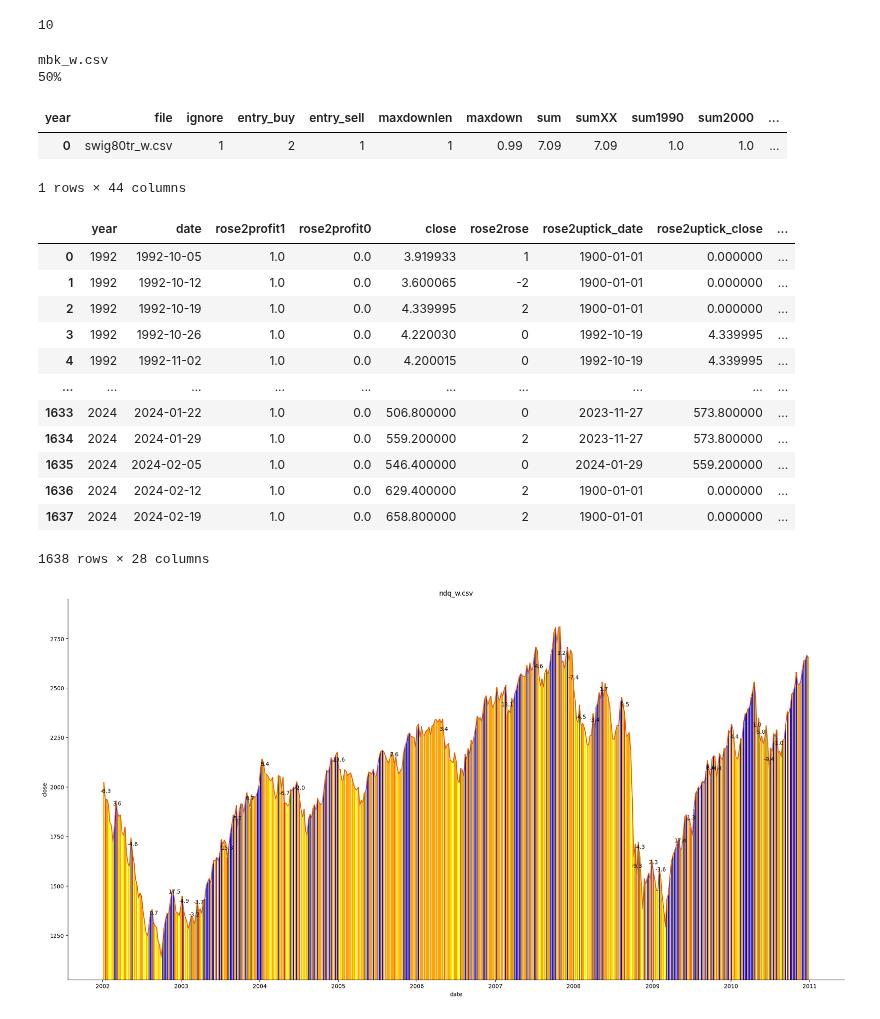
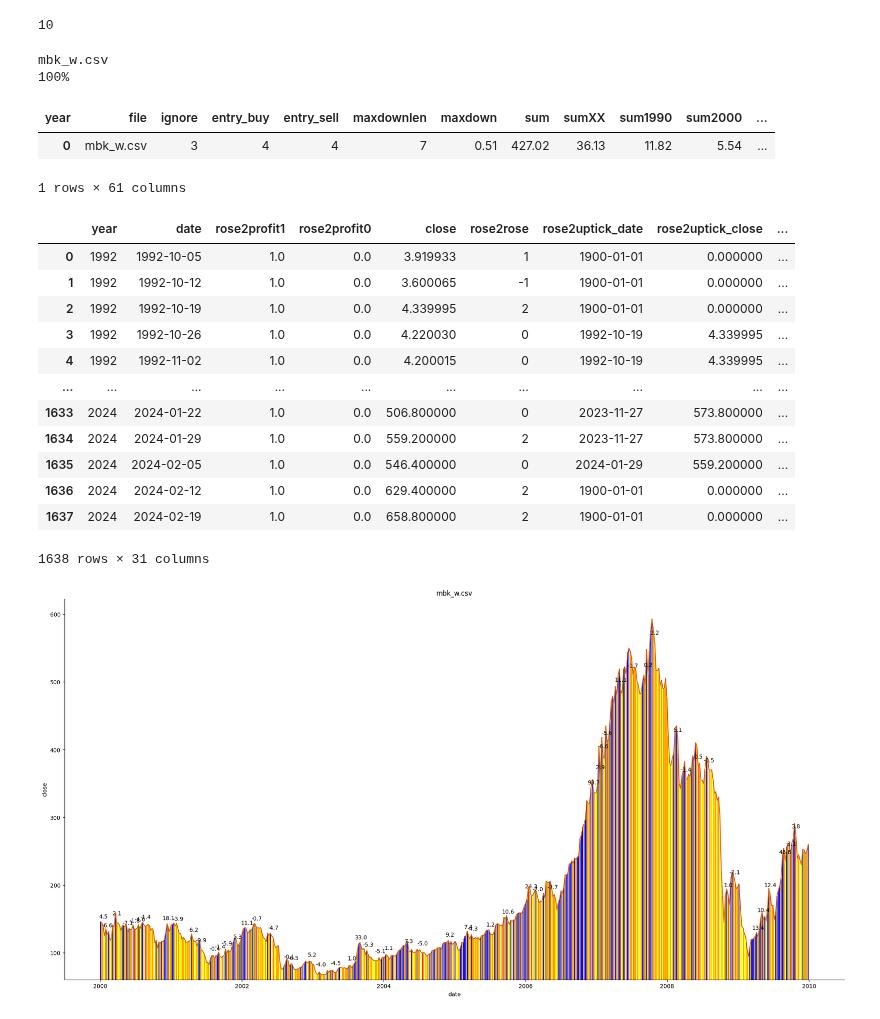
Before and after one commit to ai357060/flower, a Jupyter notebook: wm/aw02.ipynb, the cells around one changed output. Saved outputs shown, nothing was run; the diff lists cells and outputs as text; code cells hidden in the pictures.

```diff
--- a/wm/aw02.ipynb
+++ b/wm/aw02.ipynb
@@ -103,10 +103,10 @@ importlib.reload(tradestats)
 from tradestats import *
 from tradestats import rose
 
-calc_one = False
-ignore1 = 4
-entry_buy1 = 3
-entry_sell1  = 3
+calc_one = True
+ignore1 = 3
+entry_buy1 = 4
+entry_sell1  = 4
 
 history = 10
 ignore_start = 1
@@ -239,13 +239,13 @@ for filename in filenames:
         sys.stdout.flush()
 # %% [output]
 mbk_w.csv
-50%
+100%
 # %%
 stats.round(2)
 # %% [output]
 | year | file | ignore | entry_buy | entry_sell | maxdownlen | maxdown | sum | sumXX | sum1990 | sum2000 | ... |
-| 0 | swig80tr_w.csv | 1 | 2 | 1 | 1 | 0.99 | 7.09 | 7.09 | 1.0 | 1.0 | ... |
+| 0 | mbk_w.csv | 3 | 4 | 4 | 7 | 0.51 | 427.02 | 36.13 | 11.82 | 5.54 | ... |
-1 rows × 44 columns
+1 rows × 61 columns
 # %%
 stats.round(2).to_csv(sep=';',path_or_buf='../Data/stats_mbk_w.csv',date_format="%Y-%m-%d",index = False,na_rep='', decimal=',')
 # %%
@@ -253,7 +253,7 @@ stats.round(2).to_csv(sep=';',path_or_buf='../Data/stats_mbk_w.csv',date_format=
 # %% [output]
 |  | year | date | rose2profit1 | rose2profit0 | close | rose2rose | rose2uptick_date | rose2uptick_close | ... |
 | 0 | 1992 | 1992-10-05 | 1.0 | 0.0 | 3.919933 | 1 | 1900-01-01 | 0.000000 | ... |
-| 1 | 1992 | 1992-10-12 | 1.0 | 0.0 | 3.600065 | -2 | 1900-01-01 | 0.000000 | ... |
+| 1 | 1992 | 1992-10-12 | 1.0 | 0.0 | 3.600065 | -1 | 1900-01-01 | 0.000000 | ... |
 | 2 | 1992 | 1992-10-19 | 1.0 | 0.0 | 4.339995 | 2 | 1900-01-01 | 0.000000 | ... |
 | 3 | 1992 | 1992-10-26 | 1.0 | 0.0 | 4.220030 | 0 | 1992-10-19 | 4.339995 | ... |
 | 4 | 1992 | 1992-11-02 | 1.0 | 0.0 | 4.200015 | 0 | 1992-10-19 | 4.339995 | ... |
@@ -263,11 +263,11 @@ stats.round(2).to_csv(sep=';',path_or_buf='../Data/stats_mbk_w.csv',date_format=
 | 1635 | 2024 | 2024-02-05 | 1.0 | 0.0 | 546.400000 | 0 | 2024-01-29 | 559.200000 | ... |
 | 1636 | 2024 | 2024-02-12 | 1.0 | 0.0 | 629.400000 | 2 | 1900-01-01 | 0.000000 | ... |
 | 1637 | 2024 | 2024-02-19 | 1.0 | 0.0 | 658.800000 | 2 | 1900-01-01 | 0.000000 | ... |
-1638 rows × 28 columns
+1638 rows × 31 columns
 # %%
 masterFrame.round(2).to_csv(sep=';',path_or_buf='../Data/masterFrame.csv',date_format="%Y-%m-%d",index = False,na_rep='', decimal=',')
 # %%
-_plot_prices(2002,2010,filename)
+_plot_prices(2000,2009,filename)
 # %% [output]
-[figure, old version]
+[figure, new version]
 # %%
```
Also changed, not shown: parts of 1 cell of this notebook, 3 other files.
